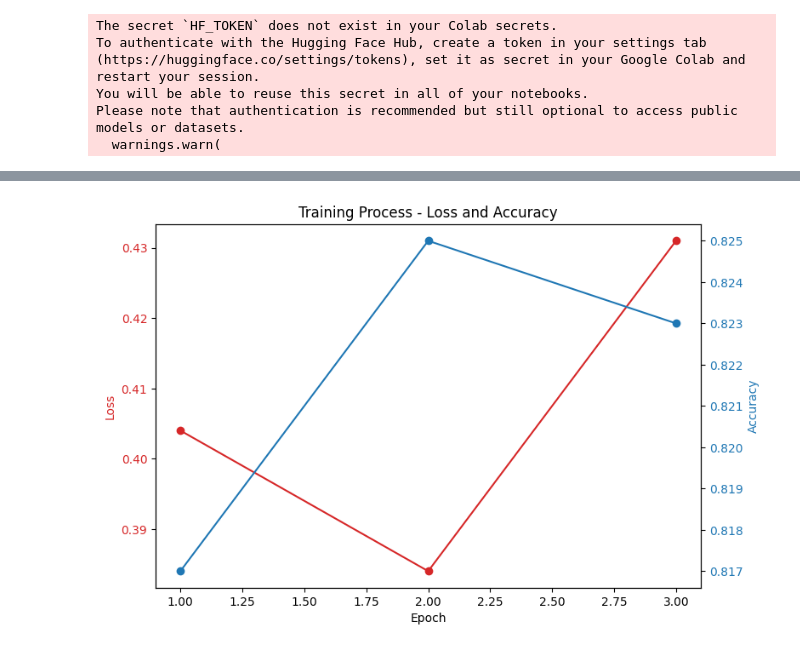
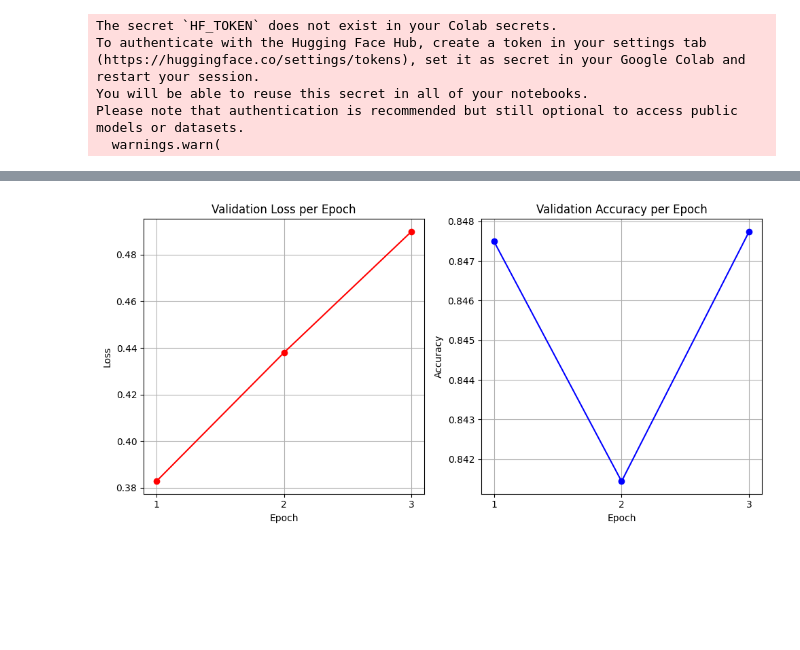
Before and after one commit to igorz999/Sentiment-analysis, a Jupyter notebook: bert.ipynb, the cells around one changed output, grey strips where cells are left out. Cells and saved outputs as stored; diff of their text form; code cells hidden in the pictures; blank space fills up the shorter version.

```diff
--- a/bert.ipynb
+++ b/bert.ipynb
@@ -239,26 +263,36 @@ Epoch 3/3, Validation Loss: 0.4308784251371699, Accuracy: 0.822535921351147
-# %%
-import matplotlib.pyplot as plt
-
-epochs = [1, 2, 3]
-loss = [0.404, 0.384, 0.431]
-accuracy = [0.817, 0.825, 0.823]
-
-fig, ax1 = plt.subplots(figsize=(8, 5))
-
-color = 'tab:red'
-ax1.set_xlabel('Epoch')
-ax1.set_ylabel('Loss', color=color)
-ax1.plot(epochs, loss, color=color, marker='o', label="Loss")
-ax1.tick_params(axis='y', labelcolor=color)
-
-ax2 = ax1.twinx()
-color = 'tab:blue'
-ax2.set_ylabel('Accuracy', color=color)
-ax2.plot(epochs, accuracy, color=color, marker='o', label="Accuracy")
-ax2.tick_params(axis='y', labelcolor=color)
-
-fig.tight_layout()
-plt.title('Training Process - Loss and Accuracy')
-plt.show()
-# %% [output]
-[figure, removed]
+# %%
+import matplotlib.pyplot as plt
+
+epochs = [1, 2, 3]
+val_loss = [0.38279675722362533, 0.43796170581012, 0.4899313605480617]
+val_accuracy = [0.8474918074111419, 0.8414418956390219, 0.8477438870683136]
+test_loss = 0.5041
+test_accuracy = 0.8380
+
+
+plt.figure(figsize=(10, 5))
+plt.subplot(1, 2, 1)
+plt.plot(epochs, val_loss, label="Validation Loss", marker='o', color='red')
+plt.title('Validation Loss per Epoch')
+plt.xlabel('Epoch')
+plt.ylabel('Loss')
+plt.xticks(epochs)
+plt.grid(True)
+
+
+plt.subplot(1, 2, 2)
+plt.plot(epochs, val_accuracy, label="Validation Accuracy", marker='o', color='blue')
+plt.title('Validation Accuracy per Epoch')
+plt.xlabel('Epoch')
+plt.ylabel('Accuracy')
+plt.xticks(epochs)
+plt.grid(True)
+
+
+plt.tight_layout()
+plt.show()
+
+
+print(f"Test Loss: {test_loss:.4f}, Test Accuracy: {test_accuracy:.4f}")
+# %% [output]
+[figure, added]
```
Also changed, not shown: parts of 5 cells of this notebook.
